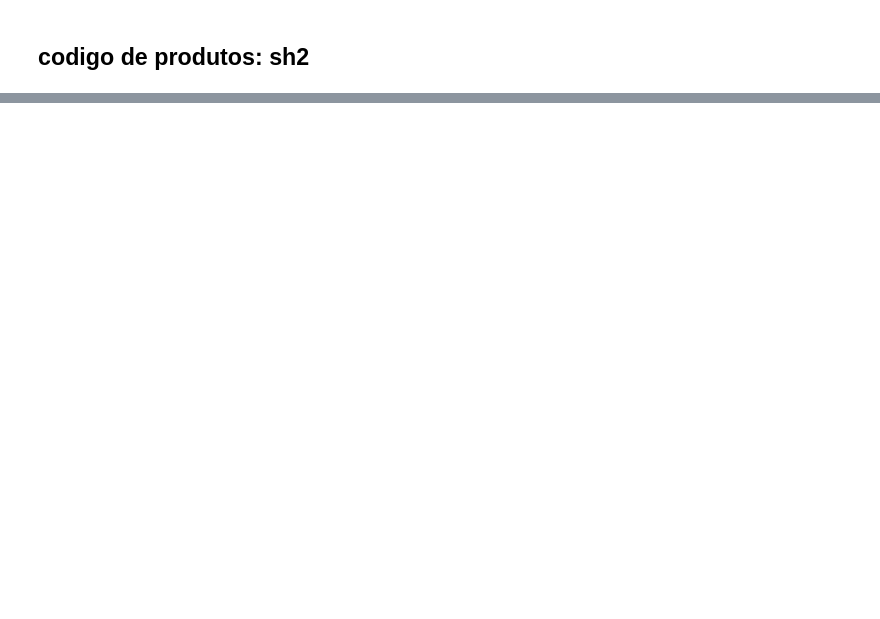
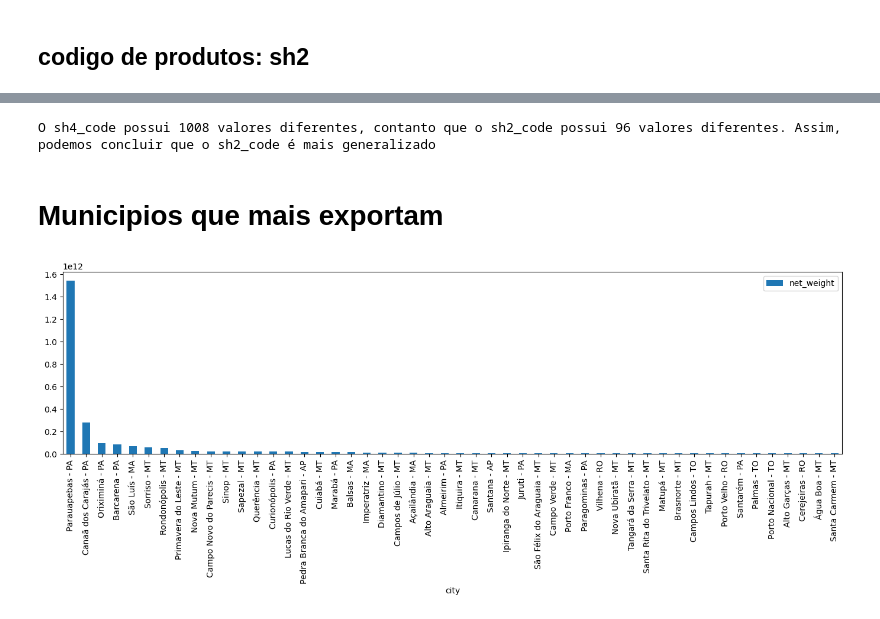
Before and after one commit to kaotcs/bcg_data_challenge, a Jupyter notebook: scripts/exportacoes_AM.ipynb, the cells around one changed output, grey strips where cells are left out. Cells and saved outputs as stored; diff of their text form; code cells hidden in the pictures; blank space fills up the shorter version.

```diff
--- a/scripts/exportacoes_AM.ipynb
+++ b/scripts/exportacoes_AM.ipynb
@@ -155,0 +219,13 @@ plt.show()
+# %%
+print("""O sh4_code possui {} valores diferentes, contanto que o sh2_code possui {} valores diferentes. Assim,
+podemos concluir que o sh2_code é mais generalizado""".format(len(df['sh4_code'].unique()), len(df['sh2_code'].unique())))
+# %% [output]
+O sh4_code possui 1008 valores diferentes, contanto que o sh2_code possui 96 valores diferentes. Assim,
+podemos concluir que o sh2_code é mais generalizado
+# %% [markdown]
+# Municipios que mais exportam
+# %%
+# in weight of product
+plot_product_types(df=df, p_code="city", y="net_weight", n_values=50)
+# %% [output]
+[figure, added]
```
Also changed, not shown: parts of 27 cells of this notebook, 2 other files.
